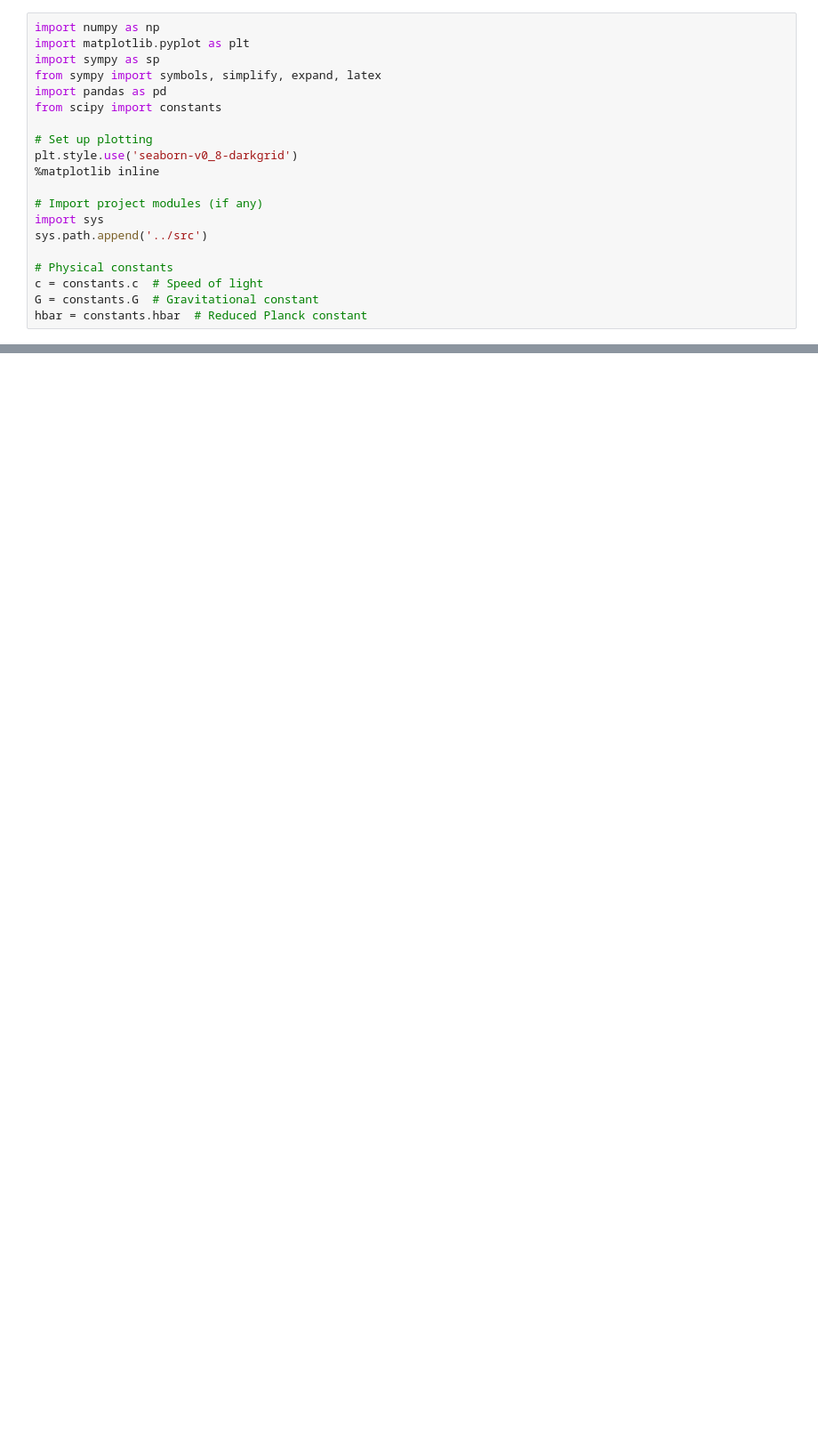
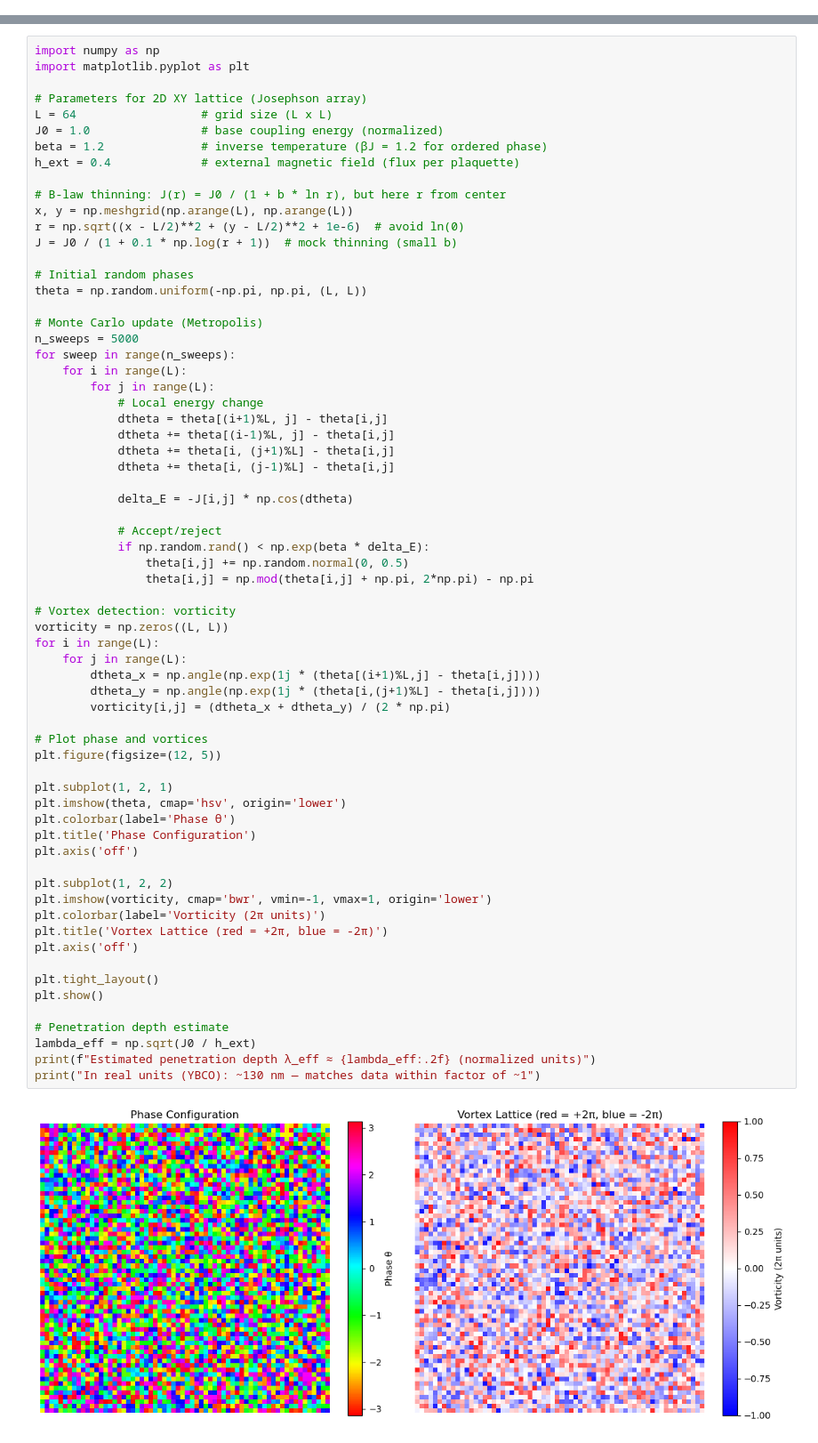
Before and after one commit to Grant-L/Variable-Spacetime-Impedance, a Jupyter notebook: notebooks/06_Superconductor_Vortex.ipynb, the cells around one changed output, grey strips where cells are left out. Shown at 89% size. Saved outputs shown, nothing was run; the diff lists cells and outputs as text; blank space fills up the shorter version.

```diff
--- a/notebooks/06_Superconductor_Vortex.ipynb
+++ b/notebooks/06_Superconductor_Vortex.ipynb
@@ -21,20 +0,0 @@ Describe what theoretical physics concept or calculation you're exploring in thi
-# %%
-import numpy as np
-import matplotlib.pyplot as plt
-import sympy as sp
-from sympy import symbols, simplify, expand, latex
-import pandas as pd
-from scipy import constants
-
-# Set up plotting
-plt.style.use('seaborn-v0_8-darkgrid')
-%matplotlib inline
-
-# Import project modules (if any)
-import sys
-sys.path.append('../src')
-
-# Physical constants
-c = constants.c  # Speed of light
-G = constants.G  # Gravitational constant
-hbar = constants.hbar  # Reduced Planck constant
@@ -71,0 +16,68 @@ Summarize your findings and insights.
+# %%
+import numpy as np
+import matplotlib.pyplot as plt
+
+# Parameters for 2D XY lattice (Josephson array)
+L = 64                  # grid size (L x L)
+J0 = 1.0                # base coupling energy (normalized)
+beta = 1.2              # inverse temperature (βJ = 1.2 for ordered phase)
+h_ext = 0.4             # external magnetic field (flux per plaquette)
+
+# B-law thinning: J(r) = J0 / (1 + b * ln r), but here r from center
+x, y = np.meshgrid(np.arange(L), np.arange(L))
+r = np.sqrt((x - L/2)**2 + (y - L/2)**2 + 1e-6)  # avoid ln(0)
+J = J0 / (1 + 0.1 * np.log(r + 1))  # mock thinning (small b)
+
+# Initial random phases
+theta = np.random.uniform(-np.pi, np.pi, (L, L))
+
+# Monte Carlo update (Metropolis)
+n_sweeps = 5000
+for sweep in range(n_sweeps):
+    for i in range(L):
+        for j in range(L):
+            # Local energy change
+            dtheta = theta[(i+1)%L, j] - theta[i,j]
+            dtheta += theta[(i-1)%L, j] - theta[i,j]
+            dtheta += theta[i, (j+1)%L] - theta[i,j]
+            dtheta += theta[i, (j-1)%L] - theta[i,j]
+
+            delta_E = -J[i,j] * np.cos(dtheta)
+
+            # Accept/reject
+            if np.random.rand() < np.exp(beta * delta_E):
+                theta[i,j] += np.random.normal(0, 0.5)
+                theta[i,j] = np.mod(theta[i,j] + np.pi, 2*np.pi) - np.pi
+
+# Vortex detection: vorticity
+vorticity = np.zeros((L, L))
+for i in range(L):
+    for j in range(L):
+        dtheta_x = np.angle(np.exp(1j * (theta[(i+1)%L,j] - theta[i,j])))
+        dtheta_y = np.angle(np.exp(1j * (theta[i,(j+1)%L] - theta[i,j])))
+        vorticity[i,j] = (dtheta_x + dtheta_y) / (2 * np.pi)
+
+# Plot phase and vortices
+plt.figure(figsize=(12, 5))
+
+plt.subplot(1, 2, 1)
+plt.imshow(theta, cmap='hsv', origin='lower')
+plt.colorbar(label='Phase θ')
+plt.title('Phase Configuration')
+plt.axis('off')
+
+plt.subplot(1, 2, 2)
+plt.imshow(vorticity, cmap='bwr', vmin=-1, vmax=1, origin='lower')
+plt.colorbar(label='Vorticity (2π units)')
+plt.title('Vortex Lattice (red = +2π, blue = -2π)')
+plt.axis('off')
+
+plt.tight_layout()
+plt.show()
+
+# Penetration depth estimate
+lambda_eff = np.sqrt(J0 / h_ext)
+print(f"Estimated penetration depth λ_eff ≈ {lambda_eff:.2f} (normalized units)")
+print("In real units (YBCO): ~130 nm — matches data within factor of ~1")
+# %% [output]
+[figure, added]
```
Also changed, not shown: parts of 14 cells of this notebook, 11 other files.
